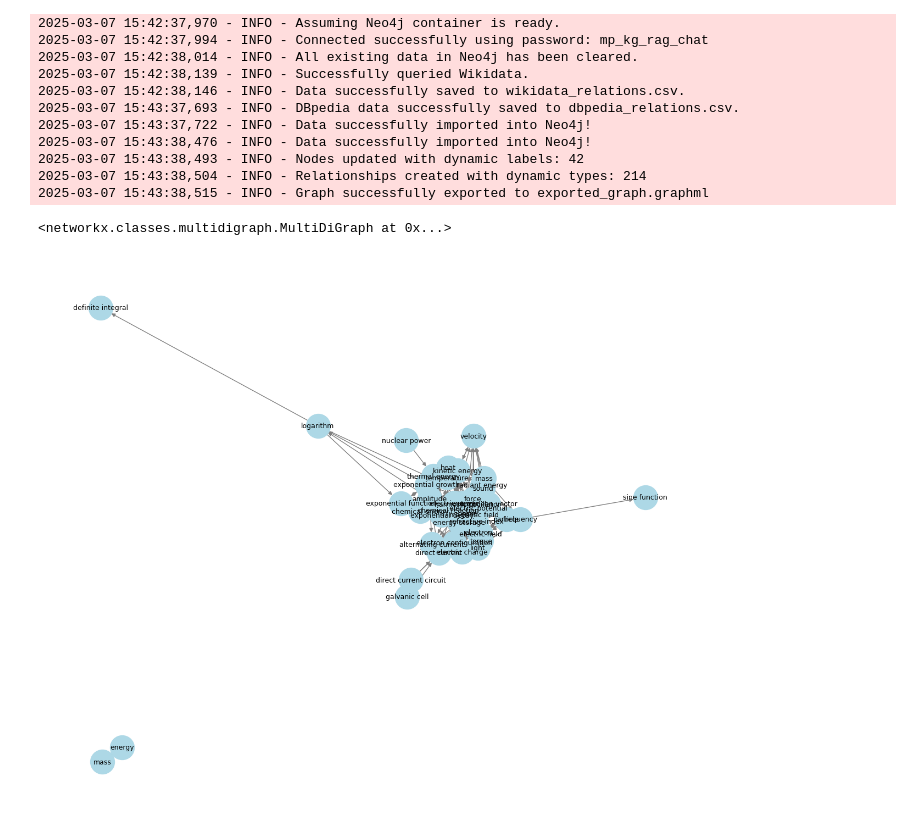
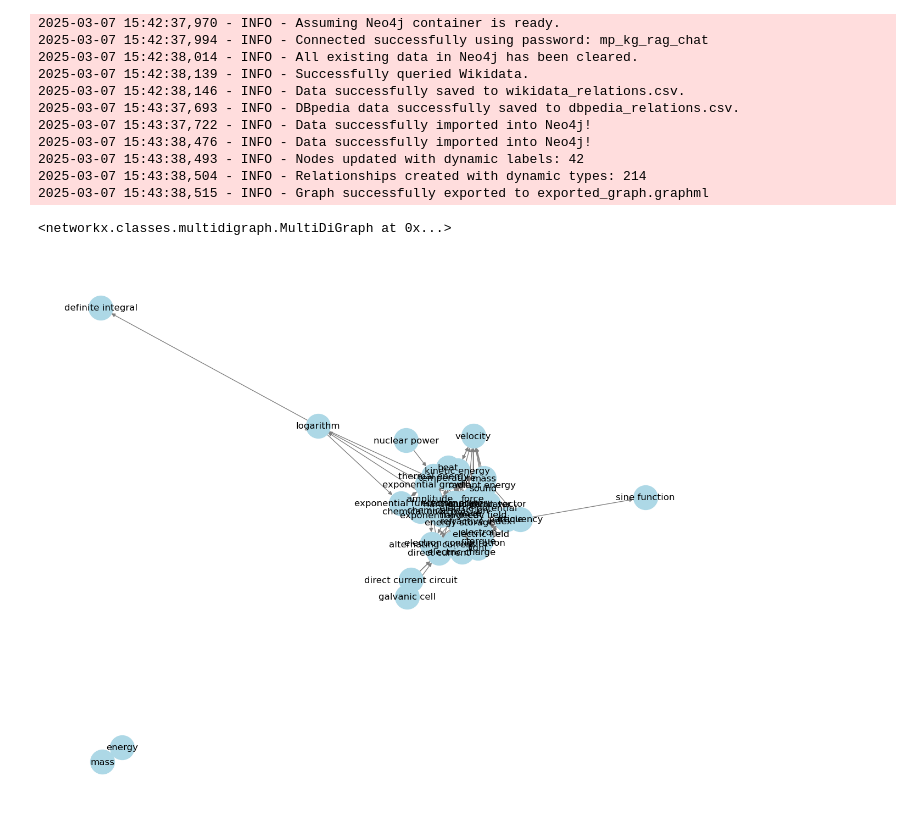
Before and after one commit to BertVos-79/STEM-KG, a Jupyter notebook: scripts/kg_construction/relation_extraction_kg_construction.ipynb, the cells around one changed output. Drawn from its saved outputs; the diff is of its cells as text; code cells hidden in the pictures.

Commit message:
Added labeled static graph visualization for GitHub with correct saving of labels in png

```diff
--- a/scripts/kg_construction/relation_extraction_kg_construction.ipynb
+++ b/scripts/kg_construction/relation_extraction_kg_construction.ipynb
@@ -659,50 +659,42 @@ if __name__ == "__main__":
 # %%
 import dash
 import dash_cytoscape as cyto
 from dash import html
 import networkx as nx
 import matplotlib.pyplot as plt
 from IPython.display import display
 
 def nx_to_elements(G):
-    # Convert NetworkX nodes to Cytoscape node elements
-    nodes = [
-        {'data': {'id': str(n), 'label': G.nodes[n].get('name', str(n))}}
-        for n in G.nodes()
-    ]
-    # Convert edges to Cytoscape edge elements
-    edges = [
-        {'data': {'source': str(u), 'target': str(v)}}
-        for u, v in G.edges()
-    ]
+    nodes = [{'data': {'id': str(n), 'label': G.nodes[n].get('name', str(n))}} for n in G.nodes()]
+    edges = [{'data': {'source': str(u), 'target': str(v)}} for u, v in G.edges()]
     return nodes + edges
 
-# Load graph from the exported GraphML file
+# Load graph
 G = nx.read_graphml("exported_graph.graphml")
 
-# Display graph object in Jupyter Notebook
+# Display in notebook
 display(G)
 
-# Create figure and draw the graph
+# Define figure size
 plt.figure(figsize=(12, 10))
 
-# Define a layout
-pos = nx.spring_layout(G, seed=42)  # Adjust layout for better spacing
+# Set layout
+pos = nx.spring_layout(G, seed=42)
 
 # Draw nodes and edges
-nx.draw(G, pos, with_labels=False, node_size=1000, node_color='lightblue', edge_color='gray', font_size=10)
+nx.draw(G, pos, with_labels=False, node_size=1000, node_color='lightblue', edge_color='gray')
 
-# Add node labels
+# Add node labels explicitly
 node_labels = {node: G.nodes[node].get('name', node) for node in G.nodes()}
-nx.draw_networkx_labels(G, pos, labels=node_labels, font_size=9, font_color='black')
+nx.draw_networkx_labels(G, pos, labels=node_labels, font_size=12, font_color='black')
 
-# Add edge labels
+# # Add edge labels
 # edge_labels = {(u, v): f"{u}→{v}" for u, v in G.edges()}
-# nx.draw_networkx_edge_labels(G, pos, edge_labels=edge_labels, font_size=7, font_color='red')
+# nx.draw_networkx_edge_labels(G, pos, edge_labels=edge_labels, font_size=8, font_color='red')
 
-# Save the figure
-plt.savefig("graph_visualization.png", dpi=300, bbox_inches="tight")  # High-quality PNG
+# Ensure labels are saved in PNG
+plt.savefig("graph_visualization.png", dpi=300, bbox_inches="tight", transparent=True)
 plt.show()
 # %% [output]
 <networkx.classes.multidigraph.MultiDiGraph at 0x...>
-[figure, old version]
+[figure, new version]
```
Also changed, not shown: 1 other file.
